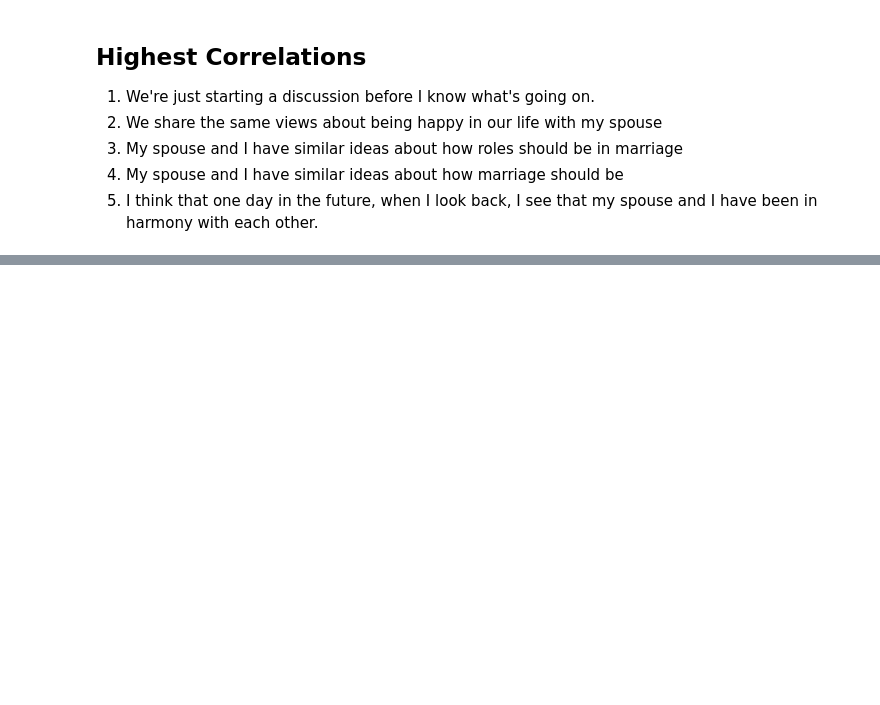
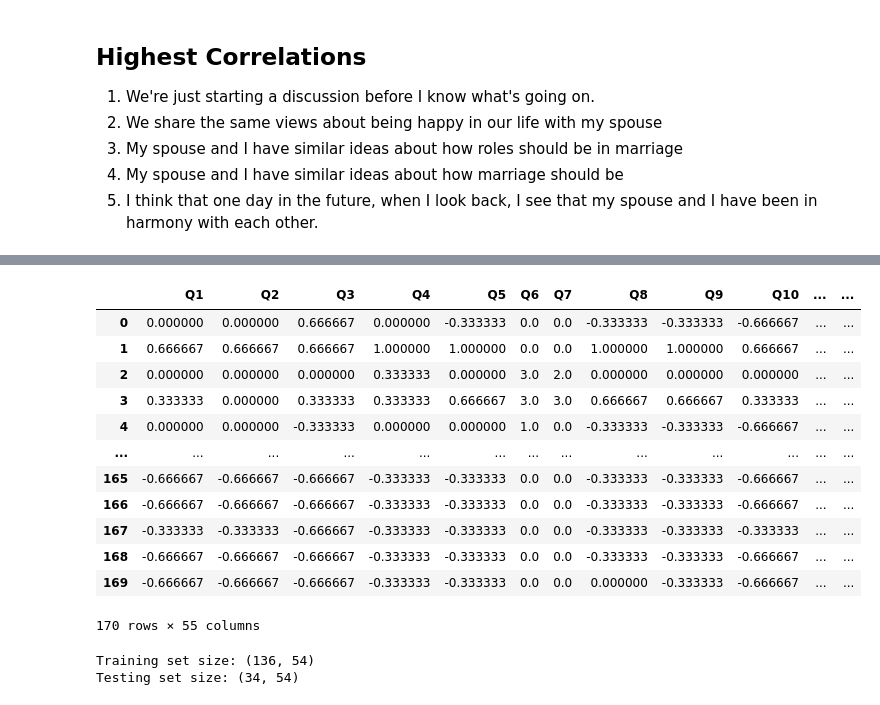
Before and after one commit to Muhnyx/DivorcePrediction, a Jupyter notebook: DivorcePred.ipynb, the cells around one changed output, grey strips where cells are left out. Saved outputs shown, nothing was run; the diff lists cells and outputs as text; code cells hidden in the pictures; blank space fills up the shorter version.

```diff
--- a/DivorcePred.ipynb
+++ b/DivorcePred.ipynb
@@ -141,0 +150,21 @@ Name: description, dtype: object
+# %%
+from sklearn.preprocessing import StandardScaler
+# Features: Q1 to Q54
+feature_columns = [f'Q{i}' for i in range(1, 55)]  # Generates ['Q1', 'Q2', ..., 'Q54']
+
+# Target: 'Divorce'
+target_column = 'Divorce'
+
+# Check for missing values in feature columns
+missing_values = df[feature_columns].isnull().sum()
+print("\nMissing Values in Each Feature:")
+print(missing_values)
+
+# Impute missing values with the mean of each column
+from sklearn.impute import SimpleImputer
+
+imputer = SimpleImputer(strategy='mean')
+df[feature_columns] = imputer.fit_transform(df[feature_columns])
+
+print("\nMissing values after imputation:")
+print(df[feature_columns].isnull().sum())
@@ -141,0 +189,42 @@ Name: description, dtype: object
+# %%
+
+scaler = StandardScaler()
+df_scaled = df.copy()
+df_scaled[feature_columns] = scaler.fit_transform(df[feature_columns])
+# %%
+# for outliers in case of any bug
+from sklearn.preprocessing import RobustScaler
+
+scaler = RobustScaler()
+df_scaled[feature_columns] = scaler.fit_transform(df[feature_columns])
+# %%
+df_scaled
+# %% [output]
+|  | Q1 | Q2 | Q3 | Q4 | Q5 | Q6 | Q7 | Q8 | Q9 | Q10 | ... | ... |
+| 0 | 0.000000 | 0.000000 | 0.666667 | 0.000000 | -0.333333 | 0.0 | 0.0 | -0.333333 | -0.333333 | -0.666667 | ... | ... |
+| 1 | 0.666667 | 0.666667 | 0.666667 | 1.000000 | 1.000000 | 0.0 | 0.0 | 1.000000 | 1.000000 | 0.666667 | ... | ... |
+| 2 | 0.000000 | 0.000000 | 0.000000 | 0.333333 | 0.000000 | 3.0 | 2.0 | 0.000000 | 0.000000 | 0.000000 | ... | ... |
+| 3 | 0.333333 | 0.000000 | 0.333333 | 0.333333 | 0.666667 | 3.0 | 3.0 | 0.666667 | 0.666667 | 0.333333 | ... | ... |
+| 4 | 0.000000 | 0.000000 | -0.333333 | 0.000000 | 0.000000 | 1.0 | 0.0 | -0.333333 | -0.333333 | -0.666667 | ... | ... |
+| ... | ... | ... | ... | ... | ... | ... | ... | ... | ... | ... | ... | ... |
+| 165 | -0.666667 | -0.666667 | -0.666667 | -0.333333 | -0.333333 | 0.0 | 0.0 | -0.333333 | -0.333333 | -0.666667 | ... | ... |
+| 166 | -0.666667 | -0.666667 | -0.666667 | -0.333333 | -0.333333 | 0.0 | 0.0 | -0.333333 | -0.333333 | -0.666667 | ... | ... |
+| 167 | -0.333333 | -0.333333 | -0.666667 | -0.333333 | -0.333333 | 0.0 | 0.0 | -0.333333 | -0.333333 | -0.333333 | ... | ... |
+| 168 | -0.666667 | -0.666667 | -0.666667 | -0.333333 | -0.333333 | 0.0 | 0.0 | -0.333333 | -0.333333 | -0.666667 | ... | ... |
+| 169 | -0.666667 | -0.666667 | -0.666667 | -0.333333 | -0.333333 | 0.0 | 0.0 | 0.000000 | -0.333333 | -0.666667 | ... | ... |
+170 rows × 55 columns
+# %%
+# Define features (X) and target (y)
+X = df_scaled[feature_columns]
+y = df_scaled[target_column]
+
+# Split the data (80% training, 20% testing)
+X_train, X_test, y_train, y_test = train_test_split(
+    X, y, test_size=0.2, random_state=42, stratify=y
+)
+
+print(f"Training set size: {X_train.shape}")
+print(f"Testing set size: {X_test.shape}")
+# %% [output]
+Training set size: (136, 54)
+Testing set size: (34, 54)
```
Also changed, not shown: parts of 10 cells of this notebook, 3 other files.
